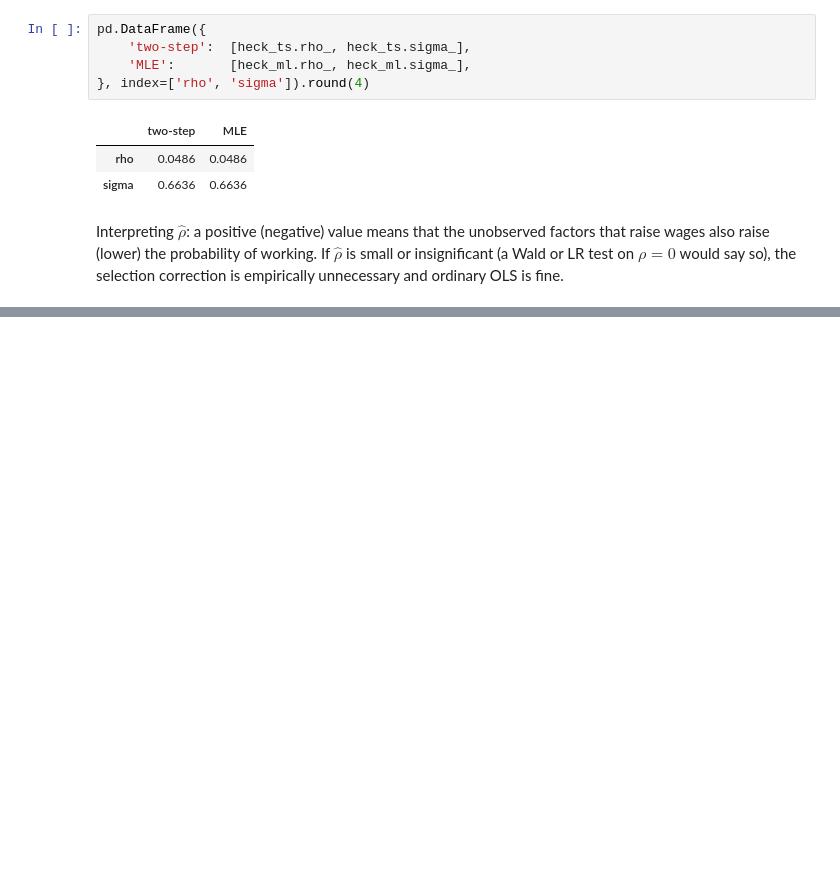
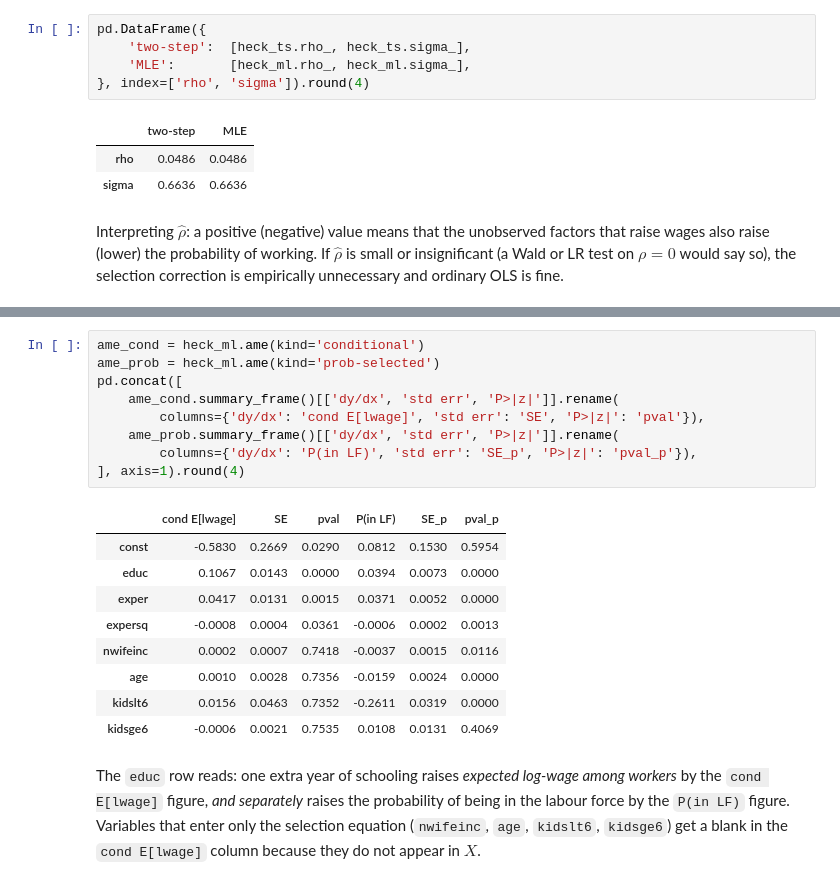
Before and after one commit to Ramis-Paygin/censored-truncated-regression, a Jupyter notebook: examples/06_heckit.ipynb, the cells around one changed output, grey strips where cells are left out. Cells and saved outputs as stored; diff of their text form; blank space fills up the shorter version.

```diff
--- a/examples/06_heckit.ipynb
+++ b/examples/06_heckit.ipynb
@@ -339,0 +539,21 @@ Interpreting $\hat\rho$: a positive (negative) value means that the unobserved f
+# %%
+ame_cond = heck_ml.ame(kind='conditional')
+ame_prob = heck_ml.ame(kind='prob-selected')
+pd.concat([
+    ame_cond.summary_frame()[['dy/dx', 'std err', 'P>|z|']].rename(
+        columns={'dy/dx': 'cond E[lwage]', 'std err': 'SE', 'P>|z|': 'pval'}),
+    ame_prob.summary_frame()[['dy/dx', 'std err', 'P>|z|']].rename(
+        columns={'dy/dx': 'P(in LF)', 'std err': 'SE_p', 'P>|z|': 'pval_p'}),
+], axis=1).round(4)
+# %% [output]
+|  | cond E[lwage] | SE | pval | P(in LF) | SE_p | pval_p |
+| const | -0.5830 | 0.2669 | 0.0290 | 0.0812 | 0.1530 | 0.5954 |
+| educ | 0.1067 | 0.0143 | 0.0000 | 0.0394 | 0.0073 | 0.0000 |
+| exper | 0.0417 | 0.0131 | 0.0015 | 0.0371 | 0.0052 | 0.0000 |
+| expersq | -0.0008 | 0.0004 | 0.0361 | -0.0006 | 0.0002 | 0.0013 |
+| nwifeinc | 0.0002 | 0.0007 | 0.7418 | -0.0037 | 0.0015 | 0.0116 |
+| age | 0.0010 | 0.0028 | 0.7356 | -0.0159 | 0.0024 | 0.0000 |
+| kidslt6 | 0.0156 | 0.0463 | 0.7352 | -0.2611 | 0.0319 | 0.0000 |
+| kidsge6 | -0.0006 | 0.0021 | 0.7535 | 0.0108 | 0.0131 | 0.4069 |
+# %% [markdown]
+The `educ` row reads: one extra year of schooling raises *expected log-wage among workers* by the `cond E[lwage]` figure, *and separately* raises the probability of being in the labour force by the `P(in LF)` figure. Variables that enter only the selection equation (`nwifeinc`, `age`, `kidslt6`, `kidsge6`) get a blank in the `cond E[lwage]` column because they do not appear in $X$.
```
Also changed, not shown: parts of 14 cells of this notebook, 15 other files.
